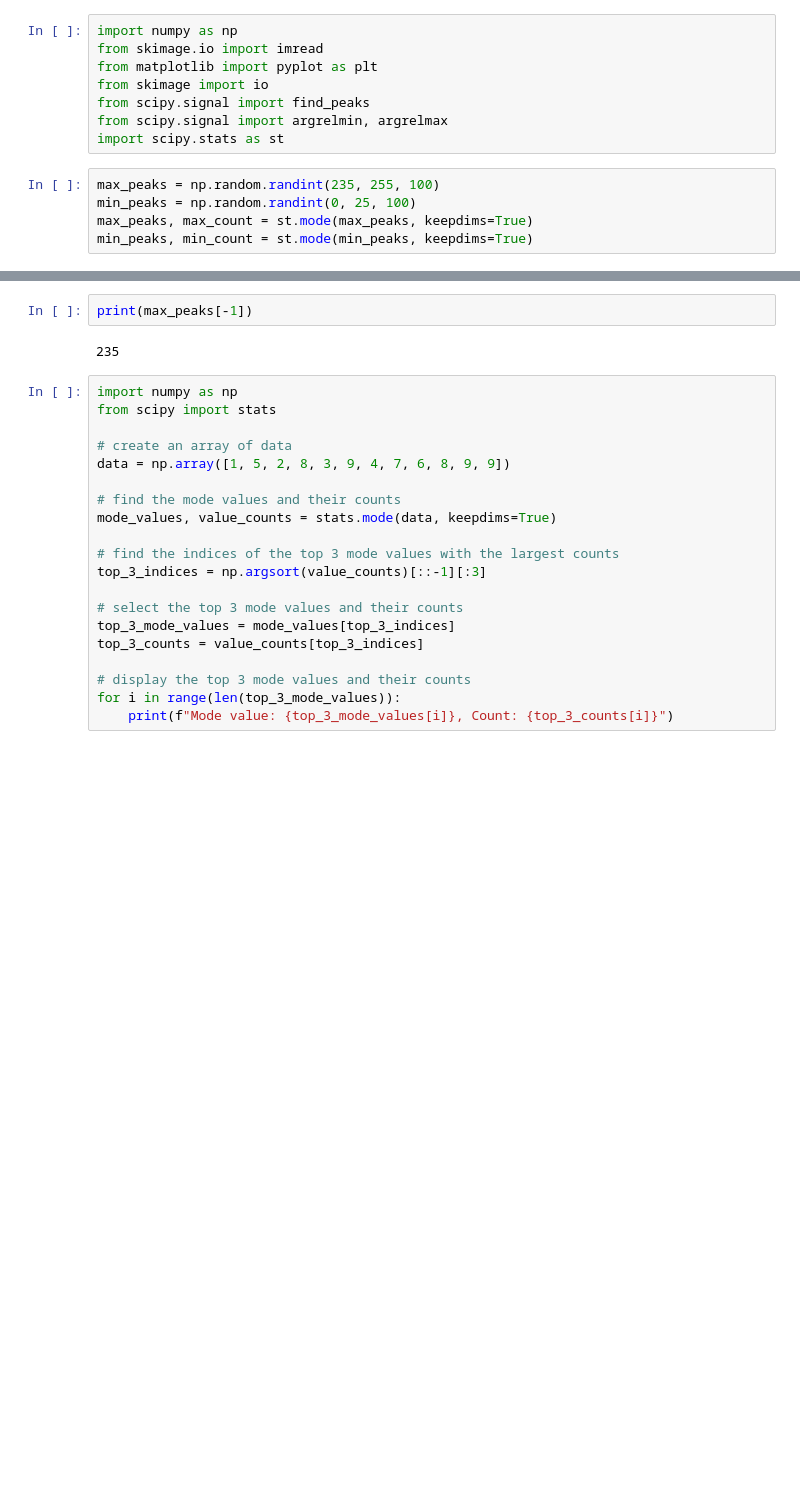
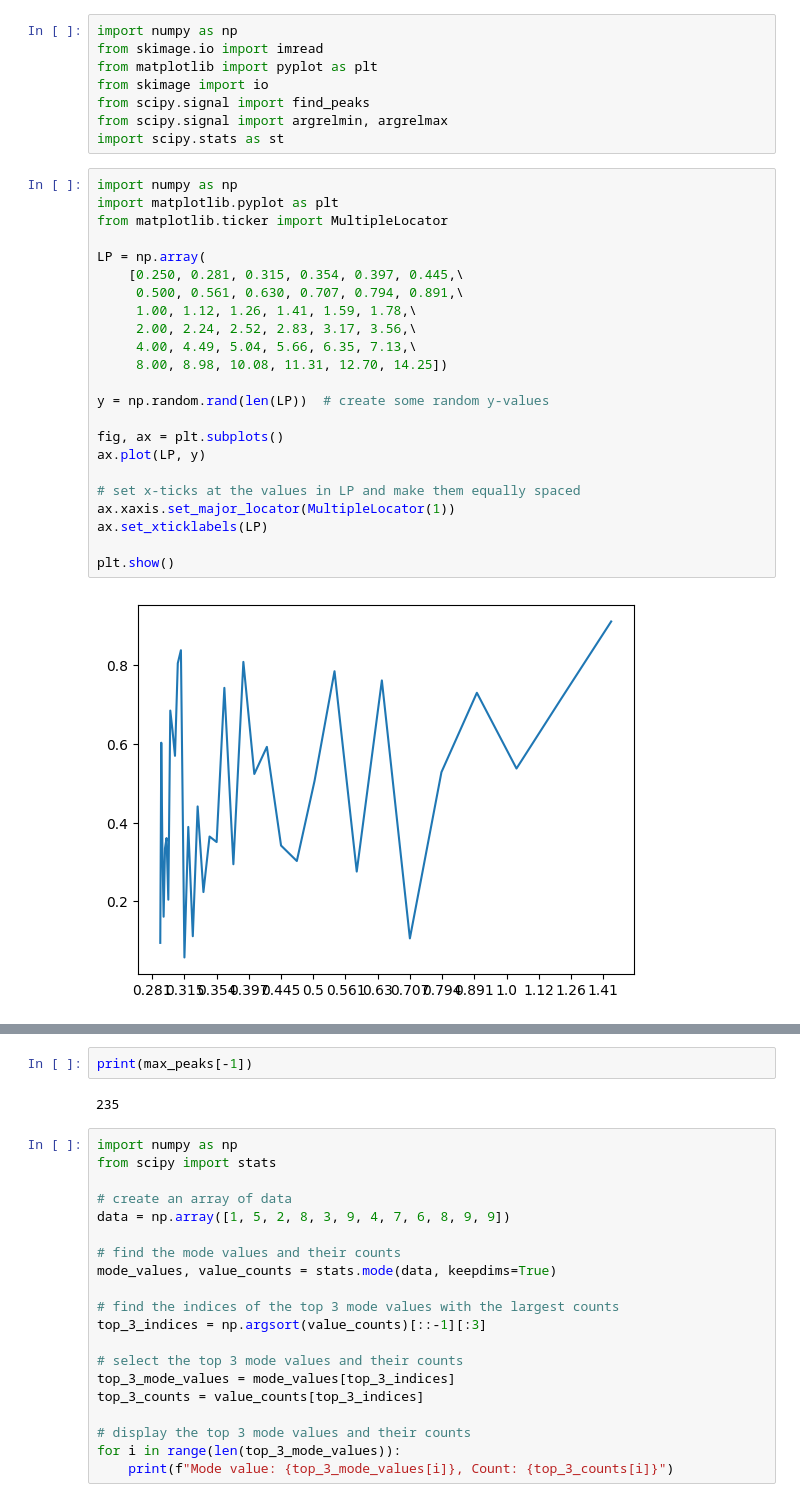
Before and after one commit to JM-Yaz/usaf_image_analysis, a Jupyter notebook: mtf_plotter.ipynb, the cells around one changed output, grey strips where cells are left out. Cells and saved outputs as stored; diff of their text form; blank space fills up the shorter version.

```diff
--- a/mtf_plotter.ipynb
+++ b/mtf_plotter.ipynb
@@ -7,7 +7,27 @@ from scipy.signal import find_peaks
 from scipy.signal import argrelmin, argrelmax
 import scipy.stats as st
 # %%
-max_peaks = np.random.randint(235, 255, 100)
-min_peaks = np.random.randint(0, 25, 100)
-max_peaks, max_count = st.mode(max_peaks, keepdims=True)
-min_peaks, min_count = st.mode(min_peaks, keepdims=True)
+import numpy as np
+import matplotlib.pyplot as plt
+from matplotlib.ticker import MultipleLocator
+
+LP = np.array(
+    [0.250, 0.281, 0.315, 0.354, 0.397, 0.445,\
+     0.500, 0.561, 0.630, 0.707, 0.794, 0.891,\
+     1.00, 1.12, 1.26, 1.41, 1.59, 1.78,\
+     2.00, 2.24, 2.52, 2.83, 3.17, 3.56,\
+     4.00, 4.49, 5.04, 5.66, 6.35, 7.13,\
+     8.00, 8.98, 10.08, 11.31, 12.70, 14.25])
+
+y = np.random.rand(len(LP))  # create some random y-values
+
+fig, ax = plt.subplots()
+ax.plot(LP, y)
+
+# set x-ticks at the values in LP and make them equally spaced
+ax.xaxis.set_major_locator(MultipleLocator(1))
+ax.set_xticklabels(LP)
+
+plt.show()
+# %% [output]
+[figure, added]
```
Also changed, not shown: parts of 4 cells of this notebook, 2 other files.
